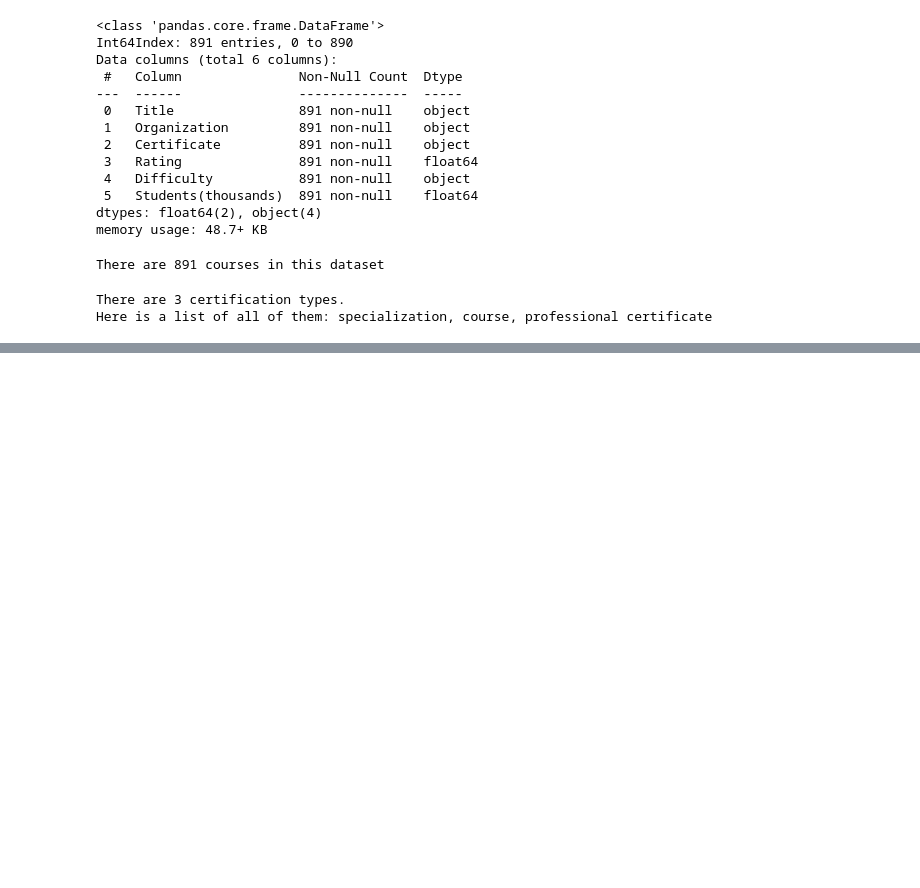
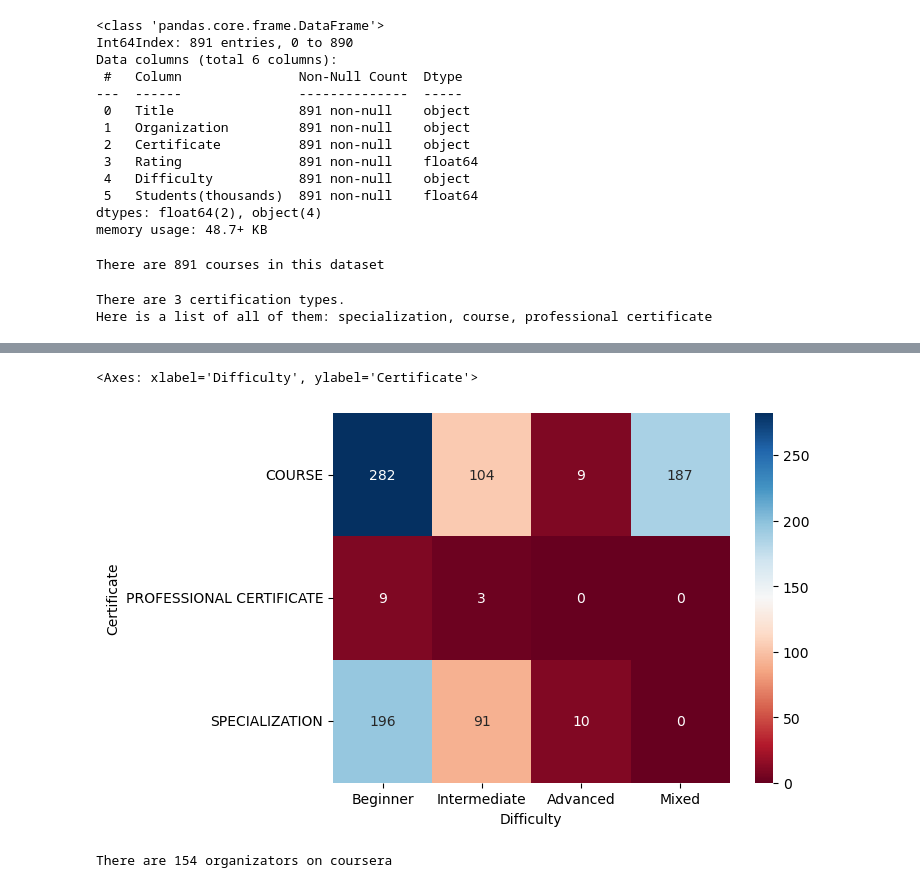
Before and after one commit to SofiiaGryn/Data-Visualization-using-Coursera-Dataset, a Jupyter notebook: Sprint 4 project.ipynb, the cells around one changed output, grey strips where cells are left out. Saved outputs shown, nothing was run; the diff lists cells and outputs as text; code cells hidden in the pictures; blank space fills up the shorter version.

```diff
--- a/Sprint 4 project.ipynb
+++ b/Sprint 4 project.ipynb
@@ -232,0 +256,8 @@ Here is a list of all of them: specialization, course, professional certificate
+# %%
+c_d = pd.crosstab(df['Certificate'], df['Difficulty'])
+desired_order = ['Beginner', 'Intermediate', 'Advanced', 'Mixed']
+c_d = c_d[desired_order]
+sns.heatmap(c_d, annot=True, fmt="d", cmap="RdBu")
+# %% [output]
+<Axes: xlabel='Difficulty', ylabel='Certificate'>
+[figure, added]
@@ -232,0 +269,4 @@ Here is a list of all of them: specialization, course, professional certificate
+# %%
+print(f"There are {len(df['Organization'].unique())} organizators on coursera")
+# %% [output]
+There are 154 organizators on coursera
```
Also changed, not shown: parts of 32 cells of this notebook.
